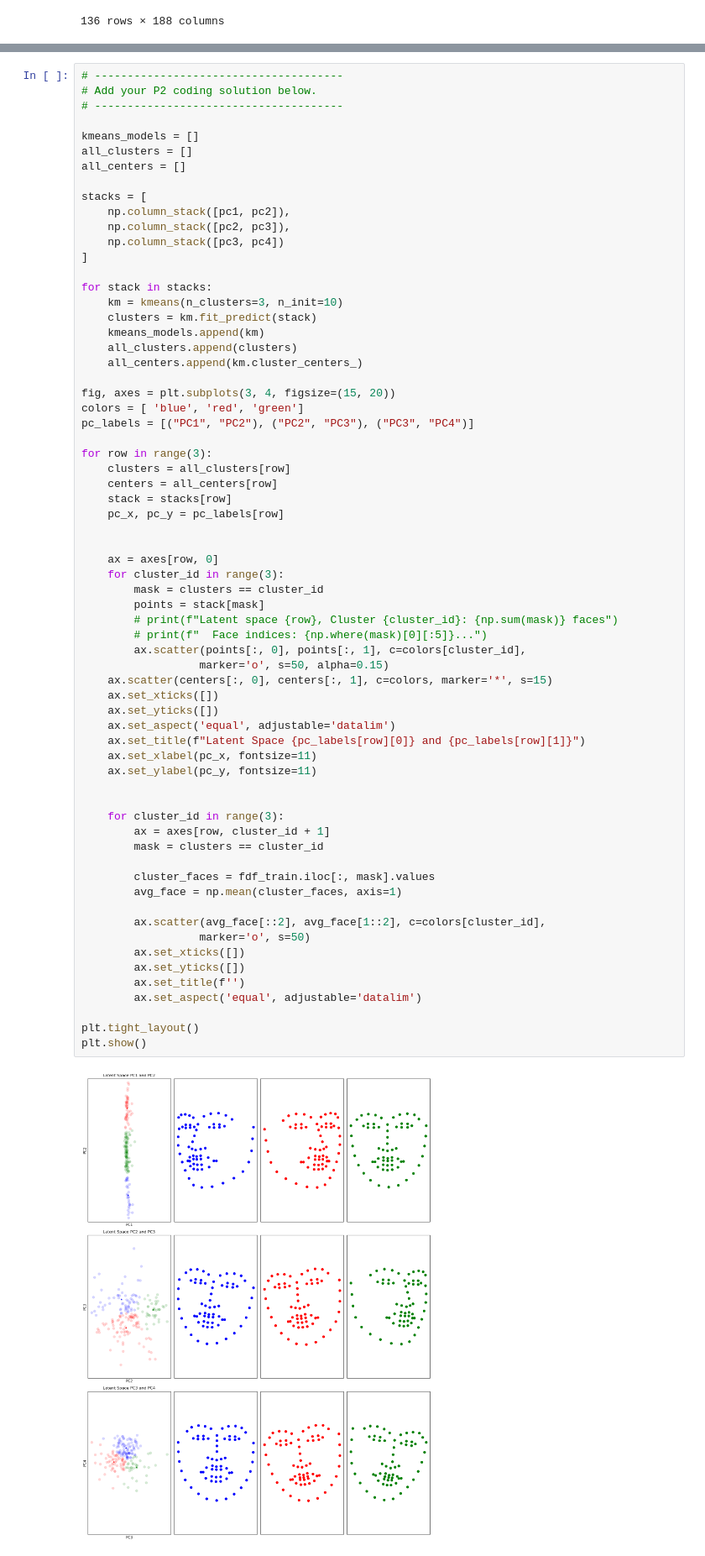
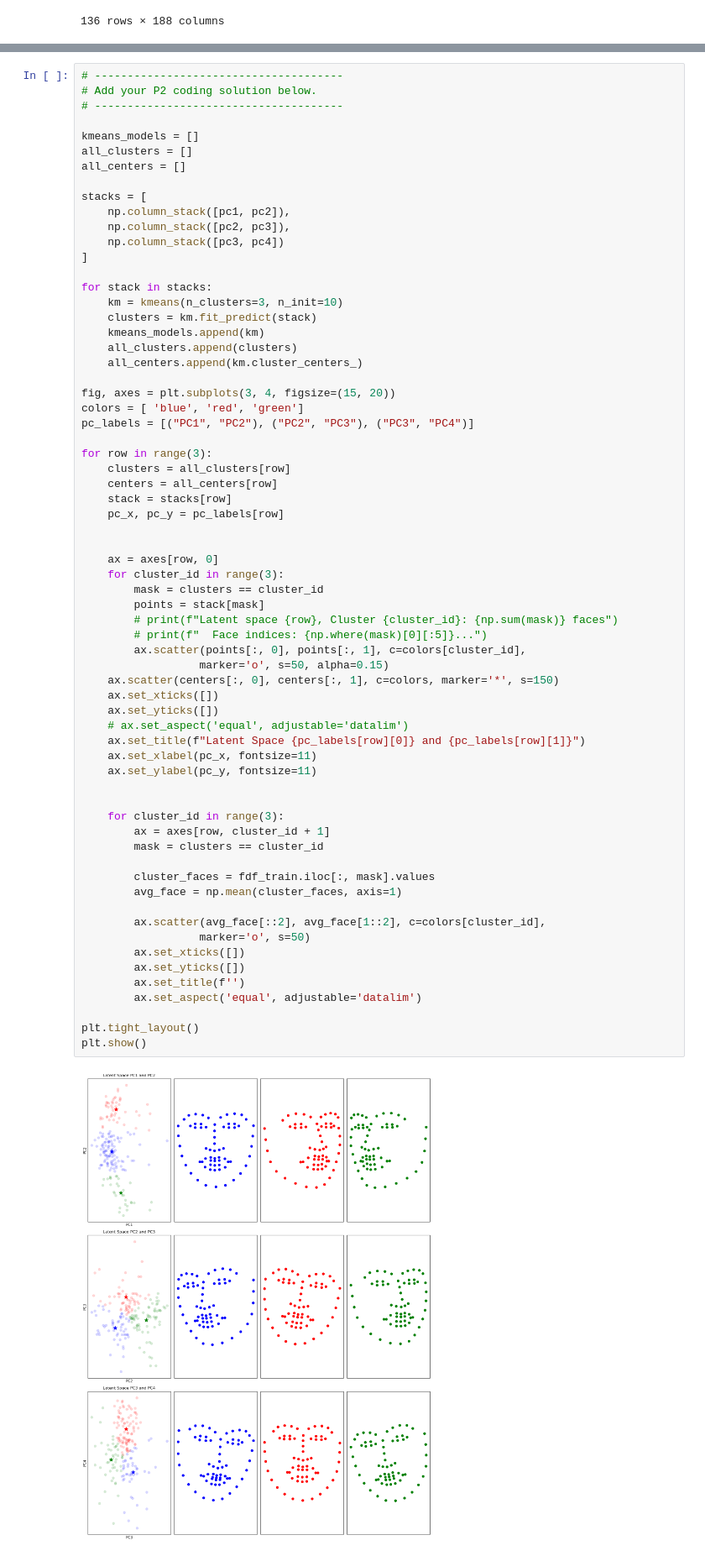
Before and after one commit to chnabi/c562-final-project, a Jupyter notebook: FP.ipynb, the cells around one changed output, grey strips where cells are left out. Shown at 84% size. Cells and saved outputs as stored; diff of their text form.

```diff
--- a/FP.ipynb
+++ b/FP.ipynb
@@ -217,36 +217,36 @@ for row in range(3):
         mask = clusters == cluster_id
         points = stack[mask]
         # print(f"Latent space {row}, Cluster {cluster_id}: {np.sum(mask)} faces")
         # print(f"  Face indices: {np.where(mask)[0][:5]}...")
         ax.scatter(points[:, 0], points[:, 1], c=colors[cluster_id],
                   marker='o', s=50, alpha=0.15)
-    ax.scatter(centers[:, 0], centers[:, 1], c=colors, marker='*', s=15)
+    ax.scatter(centers[:, 0], centers[:, 1], c=colors, marker='*', s=150)
     ax.set_xticks([])
     ax.set_yticks([])
-    ax.set_aspect('equal', adjustable='datalim')
+    # ax.set_aspect('equal', adjustable='datalim')
     ax.set_title(f"Latent Space {pc_labels[row][0]} and {pc_labels[row][1]}")
     ax.set_xlabel(pc_x, fontsize=11)
     ax.set_ylabel(pc_y, fontsize=11)
 
 
     for cluster_id in range(3):
         ax = axes[row, cluster_id + 1]
         mask = clusters == cluster_id
 
         cluster_faces = fdf_train.iloc[:, mask].values
         avg_face = np.mean(cluster_faces, axis=1)
 
         ax.scatter(avg_face[::2], avg_face[1::2], c=colors[cluster_id],
                   marker='o', s=50)
         ax.set_xticks([])
         ax.set_yticks([])
         ax.set_title(f'')
         ax.set_aspect('equal', adjustable='datalim')
 
 plt.tight_layout()
 plt.show()
 # %% [output]
-[figure, old version]
+[figure, new version]
 # %% [markdown]
 ****
 
```
Also changed, not shown: parts of 6 cells of this notebook.
